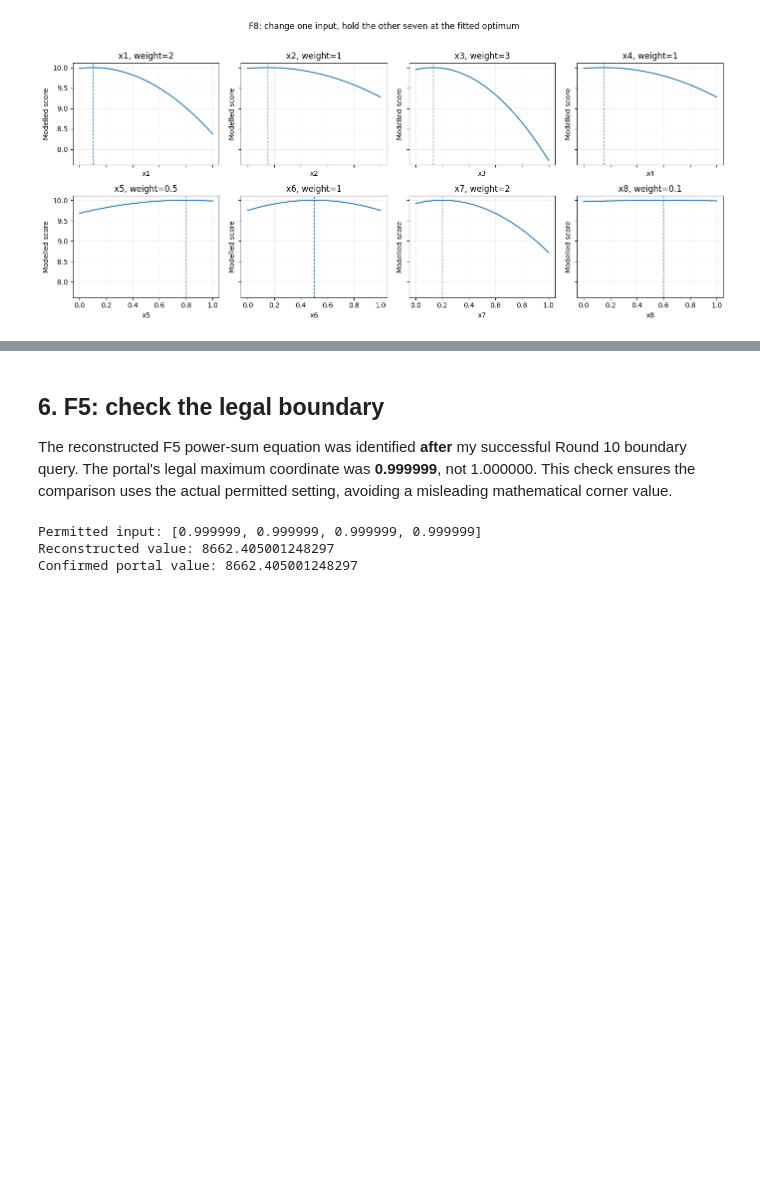
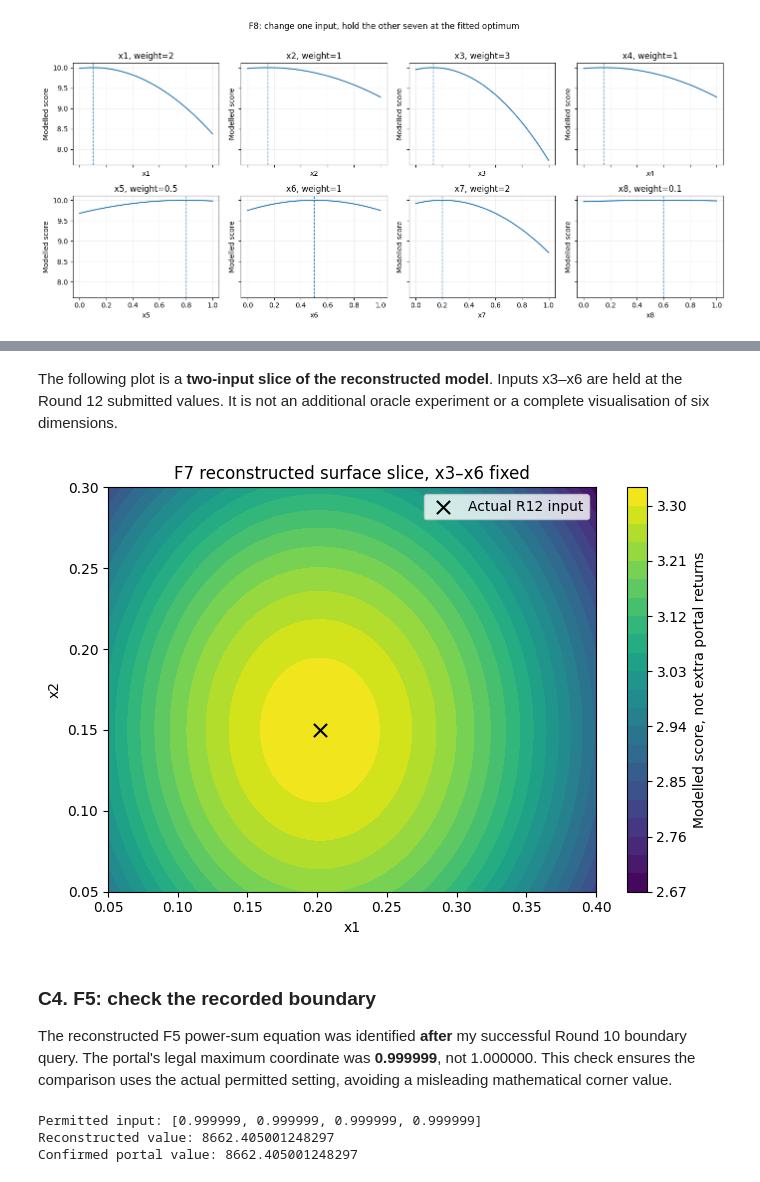
Before and after one commit to tatonsyML/bbo-capstone-imperial-college, a Jupyter notebook: notebooks/Capstone_Final_Walkthrough.ipynb, the cells around one changed output, grey strips where cells are left out. Cells and saved outputs as stored; diff of their text form; code cells hidden in the pictures; blank space fills up the shorter version.

```diff
--- a/notebooks/Capstone_Final_Walkthrough.ipynb
+++ b/notebooks/Capstone_Final_Walkthrough.ipynb
@@ -263,0 +411,14 @@ plt.show()
+# %%
+f7_validation = validate_recorded_f7(ROOT)
+display(pd.DataFrame([f7_validation]).T.rename(columns={0: 'Verified value'}))
+f7_rows = observations.loc[observations['function'] == 7].copy()
+f7_r11 = f7_rows.loc[f7_rows['round'] == 11].iloc[0]
+f7_r12 = f7_rows.loc[f7_rows['round'] == 12].iloc[0]
+assert np.allclose(
+    f7_r11[['x1','x2','x3','x4','x5','x6']].to_numpy(dtype=float),
+    [0.233,0.128,0.522,0.276,0.310,0.667],rtol=0,atol=1e-12
+)
+assert abs(float(f7_r11['output'])-3.278967926227992)<1e-14
+print('Confirmed R11 F7 score:', float(f7_r11['output']))
+print('Confirmed R12 F7 score:', float(f7_r12['output']))
+print('Reconstructed model R12 score:', f7_validation['round12_predicted'])
@@ -264,5 +435,28 @@ plt.show()
+# %% [markdown]
+The following plot is a **two-input slice of the reconstructed model**. Inputs x3–x6 are held at the Round 12 submitted values. It is not an additional oracle experiment or a complete visualisation of six dimensions.
+# %%
+u = np.linspace(0.05, 0.40, 75)
+v = np.linspace(0.05, 0.30, 75)
+x1_slice, x2_slice = np.meshgrid(u, v)
+fixed = [float(f7_r12[f'x{i}']) for i in range(3, 7)]
+model_inputs = np.column_stack([
+    x1_slice.ravel(), x2_slice.ravel(),
+    *[np.full(x1_slice.size, value) for value in fixed]
+])
+f7_slice = f7_hypothesis(model_inputs).reshape(x1_slice.shape)
+fig, ax = plt.subplots(figsize=(7, 5))
+mesh = ax.contourf(x1_slice, x2_slice, f7_slice, levels=24)
+ax.scatter([float(f7_r12['x1'])], [float(f7_r12['x2'])],
+           marker='x', color='black', s=90, label='Actual R12 input')
+ax.set(xlabel='x1', ylabel='x2', title='F7 reconstructed surface slice, x3–x6 fixed')
+ax.legend()
+fig.colorbar(mesh, ax=ax, label='Modelled score, not extra portal returns')
+plt.tight_layout()
+plt.show()
+# %% [output]
+[figure, added]
 # %% [markdown]
-## 6. F5: check the legal boundary
+### C4. F5: check the recorded boundary
 
 The reconstructed F5 power-sum equation was identified **after** my successful Round 10 boundary query. The portal's legal maximum coordinate was **0.999999**, not 1.000000. This check ensures the comparison uses the actual permitted setting, avoiding a misleading mathematical corner value.
 # %%
```
Also changed, not shown: parts of 20 cells of this notebook, 19 other files.
